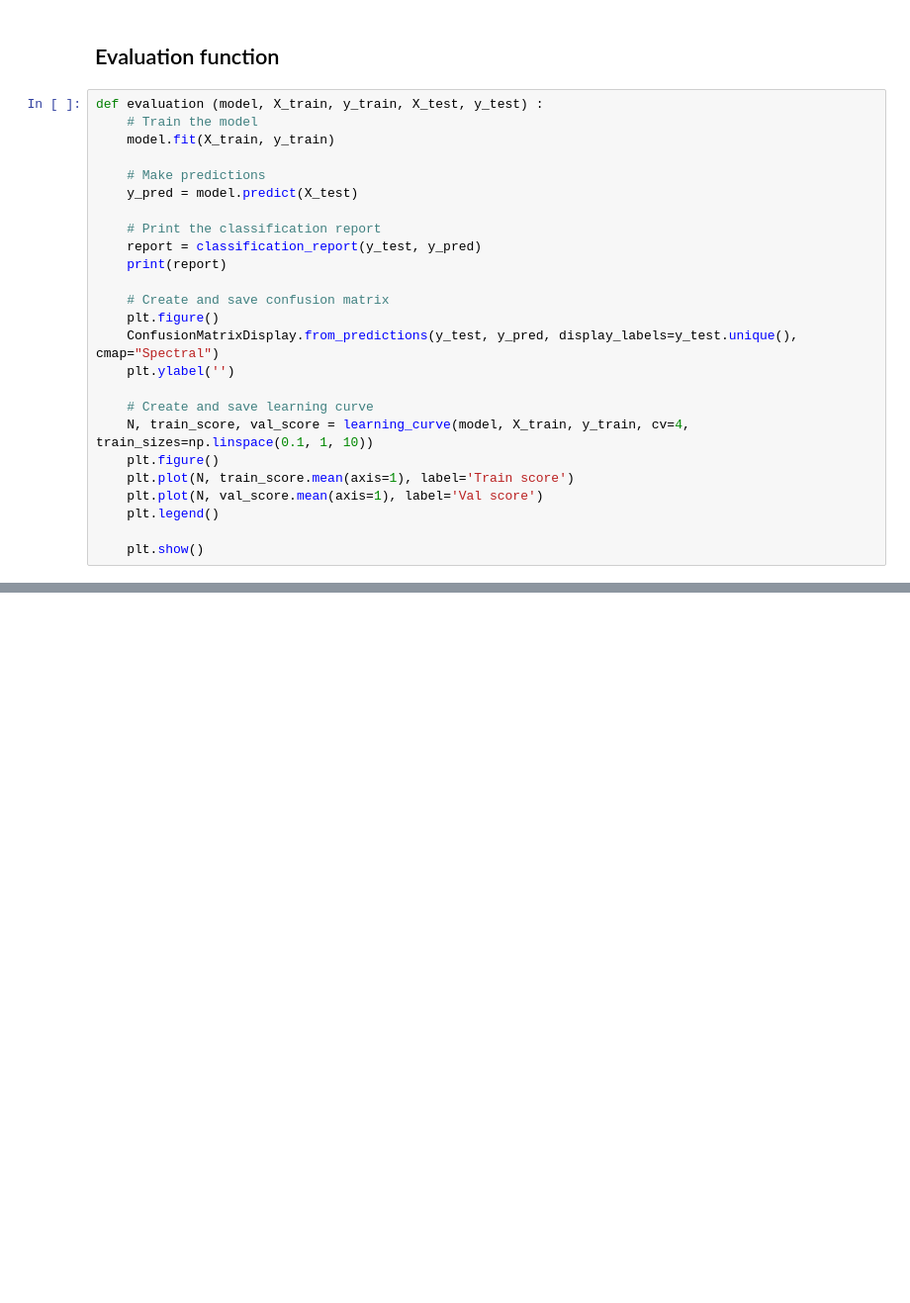
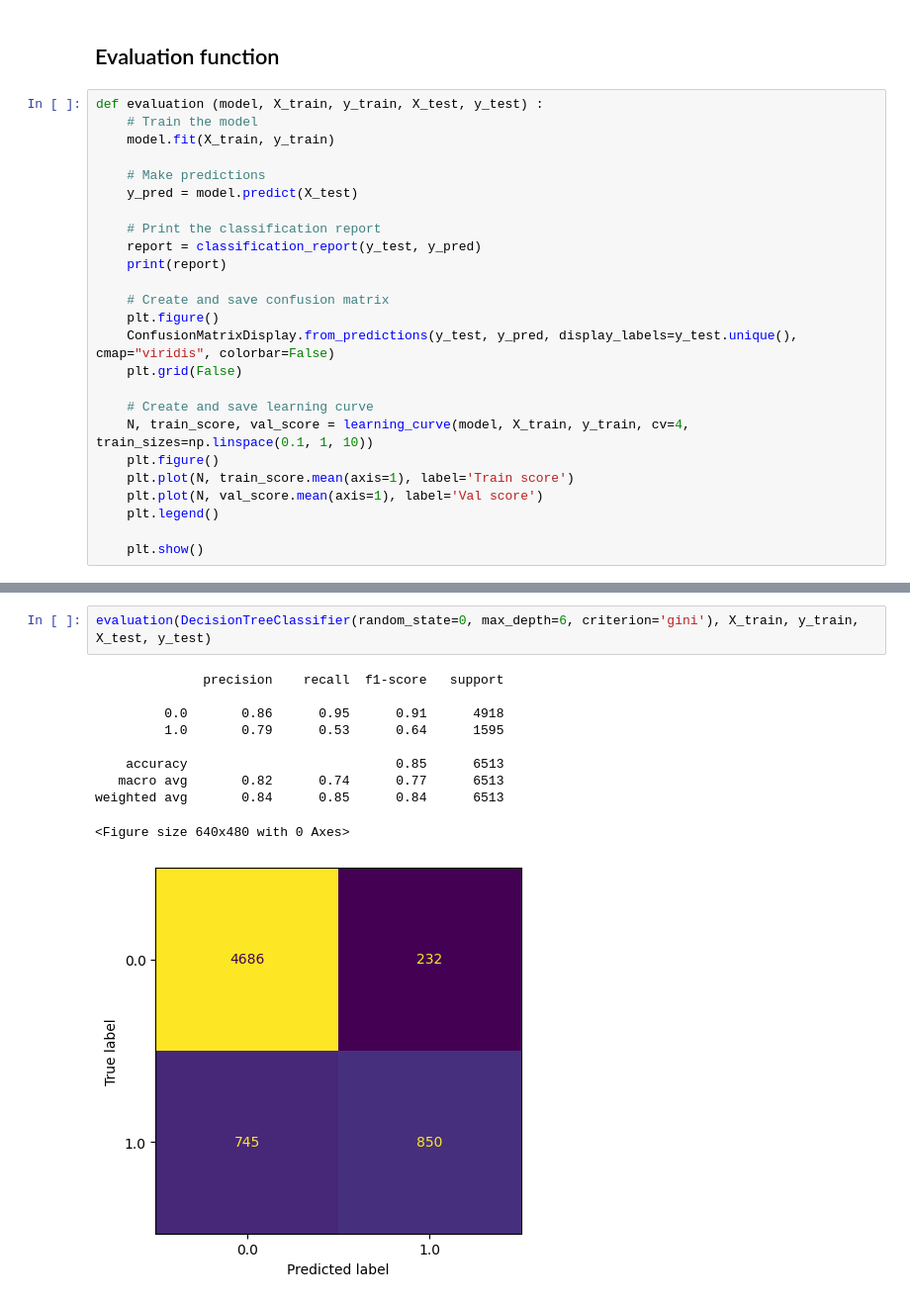
Before and after one commit to Camille-Molinier/mutation-testing-ml-fairness, a Jupyter notebook: fairpipes/modelization/AdultCensus.ipynb, the cells around one changed output, grey strips where cells are left out. Shown: that part at 99% size. Cells and saved outputs as stored; diff of their text form; blank space fills up the shorter version.

```diff
--- a/fairpipes/modelization/AdultCensus.ipynb
+++ b/fairpipes/modelization/AdultCensus.ipynb
@@ -60,8 +80,8 @@ def evaluation (model, X_train, y_train, X_test, y_test) :
 
     # Create and save confusion matrix
     plt.figure()
-    ConfusionMatrixDisplay.from_predictions(y_test, y_pred, display_labels=y_test.unique(), cmap="Spectral")
-    plt.ylabel('')
+    ConfusionMatrixDisplay.from_predictions(y_test, y_pred, display_labels=y_test.unique(), cmap="viridis", colorbar=False)
+    plt.grid(False)
 
     # Create and save learning curve
     N, train_score, val_score = learning_curve(model, X_train, y_train, cv=4, train_sizes=np.linspace(0.1, 1, 10))
@@ -94,0 +140,13 @@ weighted avg       0.82      0.82      0.82      6513
+# %%
+evaluation(DecisionTreeClassifier(random_state=0, max_depth=6, criterion='gini'), X_train, y_train, X_test, y_test)
+# %% [output]
+              precision    recall  f1-score   support
+
+         0.0       0.86      0.95      0.91      4918
+         1.0       0.79      0.53      0.64      1595
+
+    accuracy                           0.85      6513
+   macro avg       0.82      0.74      0.77      6513
+weighted avg       0.84      0.85      0.84      6513
+<Figure size 640x480 with 0 Axes>
+[figure, added]
```
Also changed, not shown: parts of 26 cells of this notebook, 34 other files.
